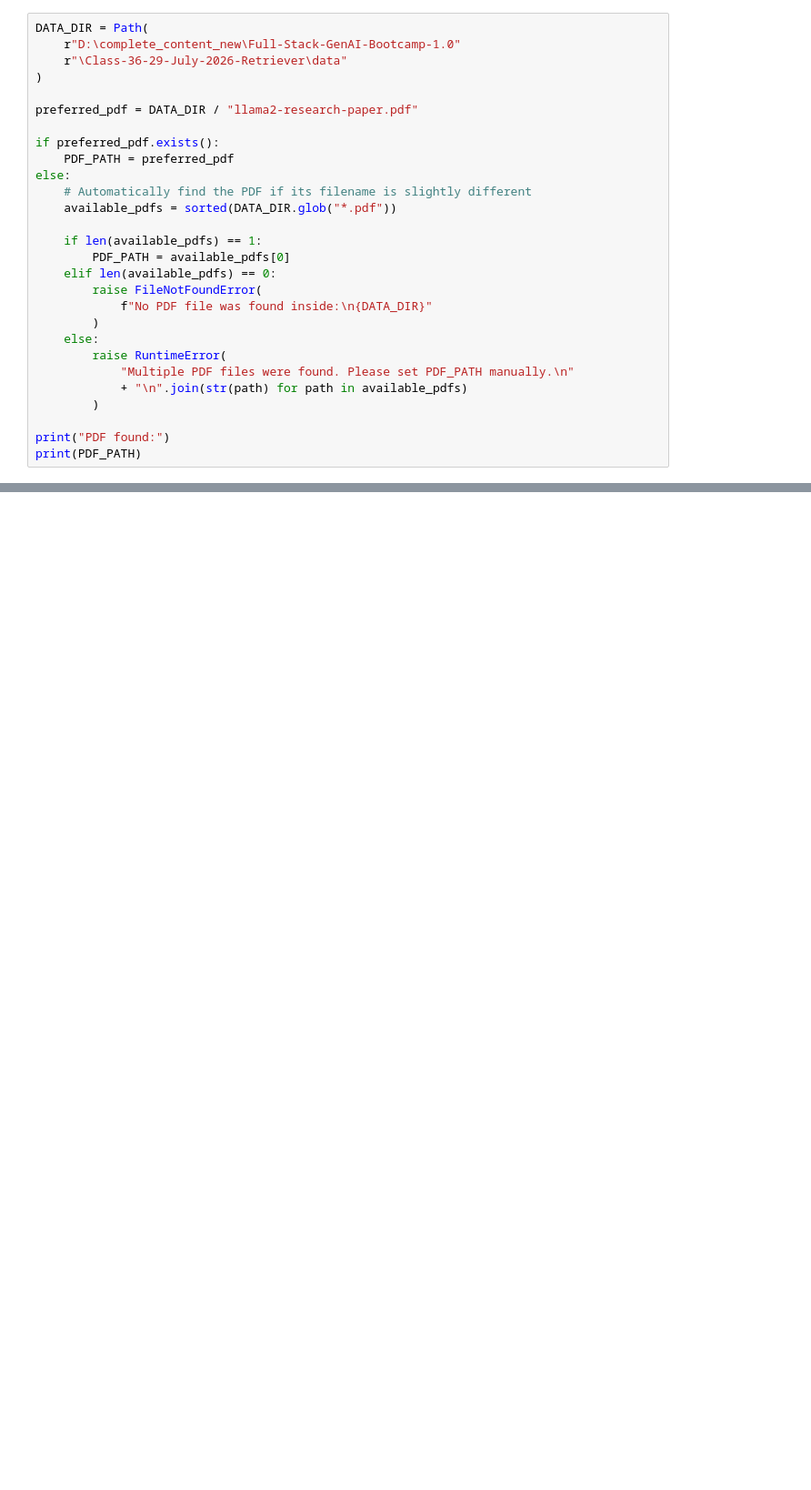
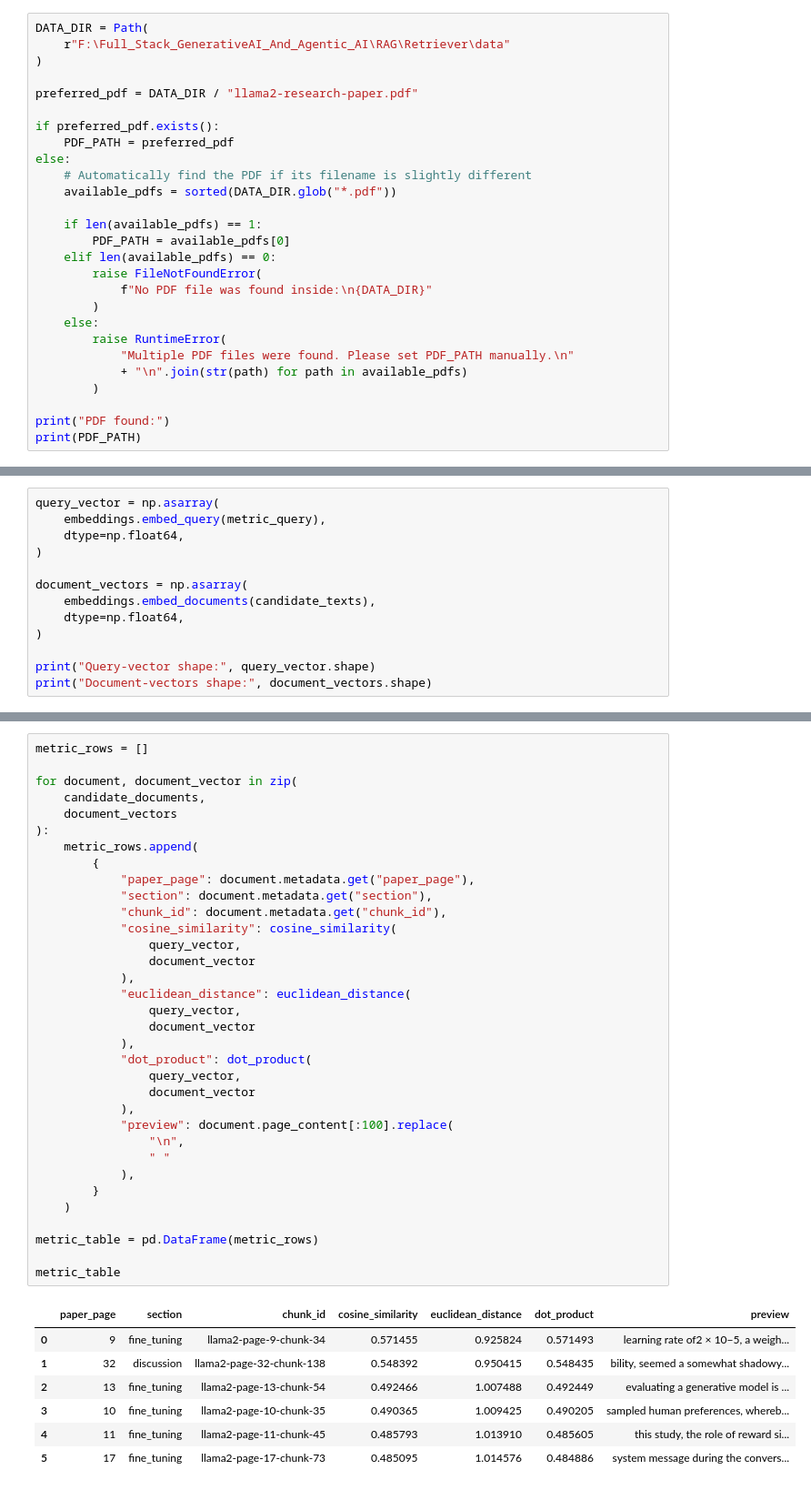
Before and after one commit to Mmbsaksd/Full_Stack_GenerativeAI_And_Agentic_AI, a Jupyter notebook: RAG/Retriever/retriever.ipynb, the cells around one changed output, grey strips where cells are left out. Shown at 91% size. Saved outputs shown, nothing was run; the diff lists cells and outputs as text; blank space fills up the shorter version.

```diff
--- a/RAG/Retriever/retriever.ipynb
+++ b/RAG/Retriever/retriever.ipynb
@@ -16,7 +22,6 @@ ok all
 # %%
 DATA_DIR = Path(
-    r"D:\complete_content_new\Full-Stack-GenAI-Bootcamp-1.0"
-    r"\Class-36-29-July-2026-Retriever\data"
+    r"F:\Full_Stack_GenerativeAI_And_Agentic_AI\RAG\Retriever\data"
 )
 
 preferred_pdf = DATA_DIR / "llama2-research-paper.pdf"
@@ -43,0 +497,13 @@ print(PDF_PATH)
+# %%
+query_vector = np.asarray(
+    embeddings.embed_query(metric_query),
+    dtype=np.float64,
+)
+
+document_vectors = np.asarray(
+    embeddings.embed_documents(candidate_texts),
+    dtype=np.float64,
+)
+
+print("Query-vector shape:", query_vector.shape)
+print("Document-vectors shape:", document_vectors.shape)
@@ -43,0 +547,42 @@ print(PDF_PATH)
+# %%
+metric_rows = []
+
+for document, document_vector in zip(
+    candidate_documents,
+    document_vectors
+):
+    metric_rows.append(
+        {
+            "paper_page": document.metadata.get("paper_page"),
+            "section": document.metadata.get("section"),
+            "chunk_id": document.metadata.get("chunk_id"),
+            "cosine_similarity": cosine_similarity(
+                query_vector,
+                document_vector
+            ),
+            "euclidean_distance": euclidean_distance(
+                query_vector,
+                document_vector
+            ),
+            "dot_product": dot_product(
+                query_vector,
+                document_vector
+            ),
+            "preview": document.page_content[:100].replace(
+                "\n",
+                " "
+            ),
+        }
+    )
+
+metric_table = pd.DataFrame(metric_rows)
+
+metric_table
+# %% [output]
+|  | paper_page | section | chunk_id | cosine_similarity | euclidean_distance | dot_product | preview |
+| 0 | 9 | fine_tuning | llama2-page-9-chunk-34 | 0.571455 | 0.925824 | 0.571493 | learning rate of2 × 10−5, a weigh... |
+| 1 | 32 | discussion | llama2-page-32-chunk-138 | 0.548392 | 0.950415 | 0.548435 | bility, seemed a somewhat shadowy... |
+| 2 | 13 | fine_tuning | llama2-page-13-chunk-54 | 0.492466 | 1.007488 | 0.492449 | evaluating a generative model is ... |
+| 3 | 10 | fine_tuning | llama2-page-10-chunk-35 | 0.490365 | 1.009425 | 0.490205 | sampled human preferences, whereb... |
+| 4 | 11 | fine_tuning | llama2-page-11-chunk-45 | 0.485793 | 1.013910 | 0.485605 | this study, the role of reward si... |
+| 5 | 17 | fine_tuning | llama2-page-17-chunk-73 | 0.485095 | 1.014576 | 0.484886 | system message during the convers... |
```
Also changed, not shown: parts of 44 cells of this notebook, 3 other files.
